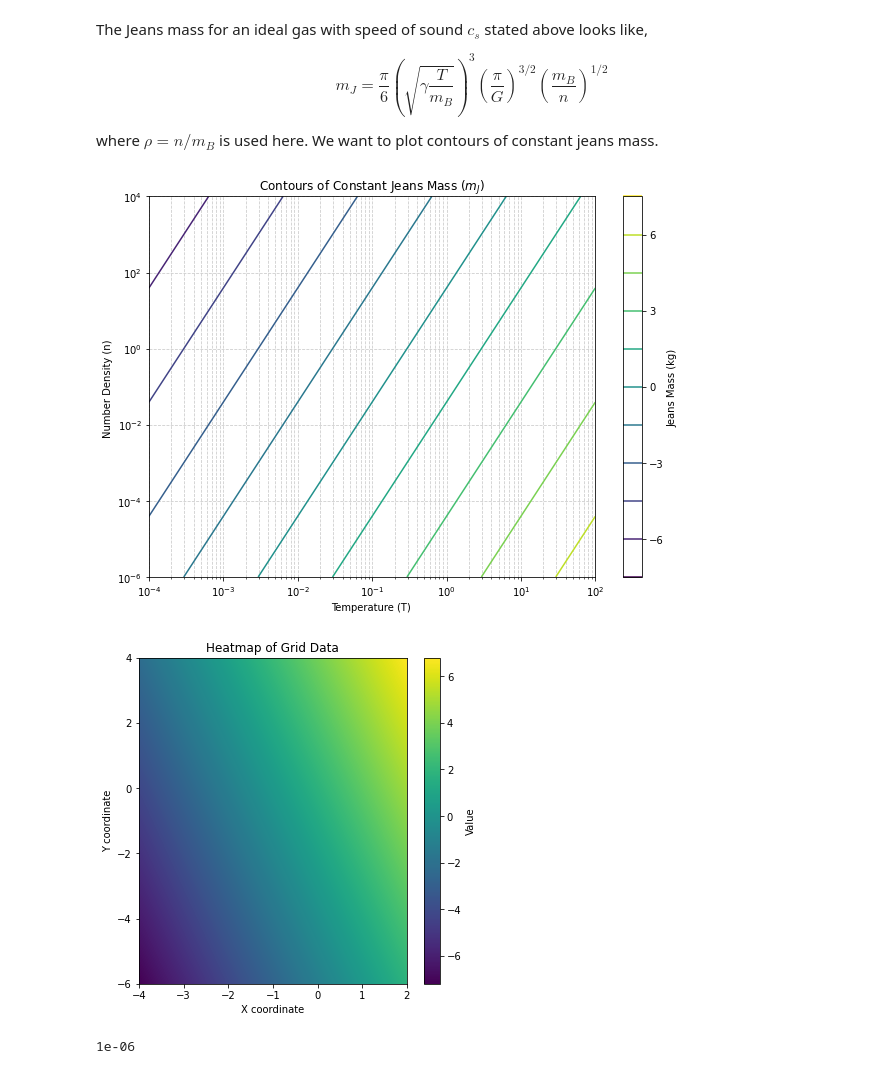
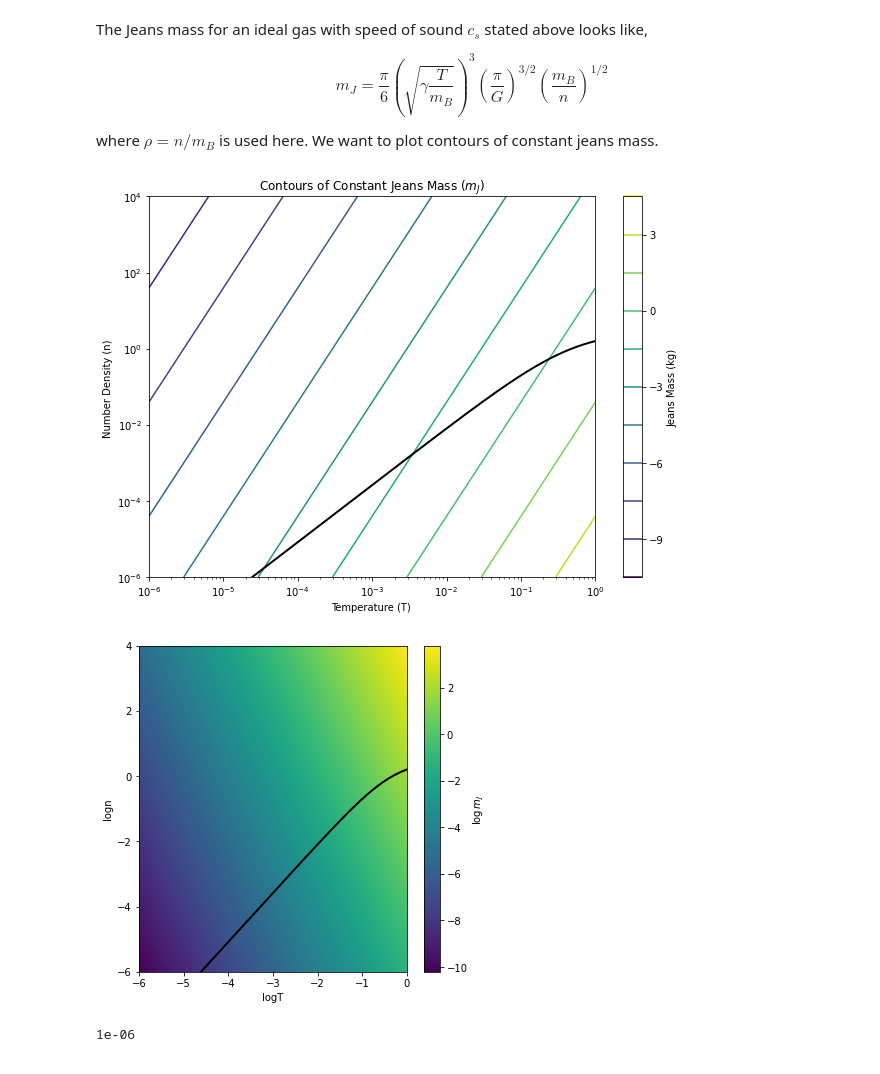
Before and after one commit to AdamSmithOrlik/dark-matter-compact-stars, a Jupyter notebook: research/making_a_star.ipynb, the cells around one changed output. Saved outputs shown, nothing was run; the diff lists cells and outputs as text; code cells hidden in the pictures.

Commit message:
Update contour plots

```diff
--- a/research/making_a_star.ipynb
+++ b/research/making_a_star.ipynb
@@ -450,7 +450,7 @@ mb = 1
 G = 1
 
 ni = np.logspace(-6,4,num=1000)
-Ti = np.logspace(-4,2,num=1000)
+Ti = np.logspace(-6,0,num=1000)
 
 T, n = np.meshgrid(Ti, ni)
 
@@ -461,6 +461,7 @@ log_m_J = np.log10(m_J)
 # Plotting
 plt.figure(figsize=(10, 7))
 contours = plt.contour(T, n, log_m_J, levels=10, cmap='viridis')
+plt.plot(jeans_mass_n[:,0], jeans_mass_n[:,1], color='k', lw=2)
 # contours = plt.contour(T, n, m_J, levels=np.logspace(np.log10(np.min(m_J)), np.log10(np.max(m_J)), 100))
 # plt.clabel(contours, inline=False, fontsize=8, fmt='%1.1e')
 plt.xscale('log')
@@ -469,20 +470,22 @@ plt.ylabel('Number Density (n) ')
 plt.xlabel('Temperature (T) ')
 plt.title('Contours of Constant Jeans Mass ($m_J$)')
 plt.colorbar(contours, label='Jeans Mass (kg)')
-plt.grid(True, which="both", ls="--", color='0.8')
+# plt.grid(True, which="both", ls="--", color='0.8')
 plt.show()
 # %% [output]
-[figure, old version]
+[figure, new version]
 # %%
 plt.figure(figsize=(6, 6))
-plt.imshow(log_m_J, cmap='viridis', aspect='auto', extent=[-4, 2, -6, 4])
-plt.colorbar(label='Value')
-plt.title('Heatmap of Grid Data')
-plt.xlabel('X coordinate')
-plt.ylabel('Y coordinate')
+plt.imshow(log_m_J, cmap='viridis', aspect='auto', extent=[-6, 0, -6, 4])
+plt.plot(np.log10(jeans_mass_n[:,0]), np.log10(jeans_mass_n[:,1]), color='k', lw=2)
+plt.colorbar(label=r'$\log{m_J}$')
+plt.xlabel('logT')
+plt.ylabel('logn')
+plt.xlim(-6,0)
+plt.ylim(-6,4)
 plt.show()
 # %% [output]
-[figure, old version]
+[figure, new version]
 # %%
 np.min(n)
 # %% [output]
```
Also changed, not shown: 1 other file.
